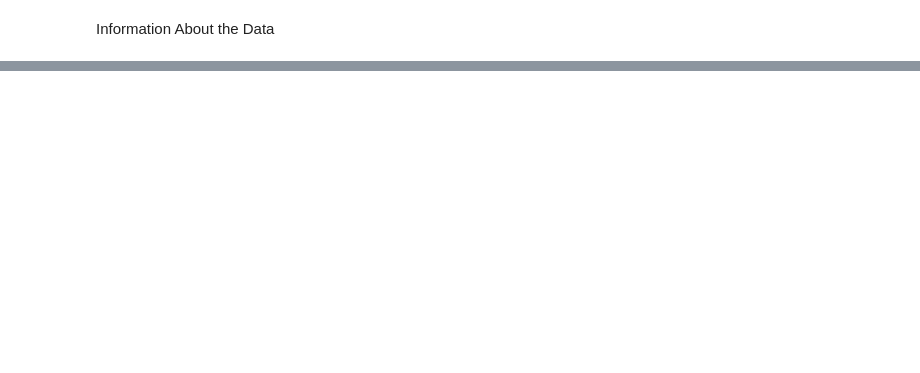
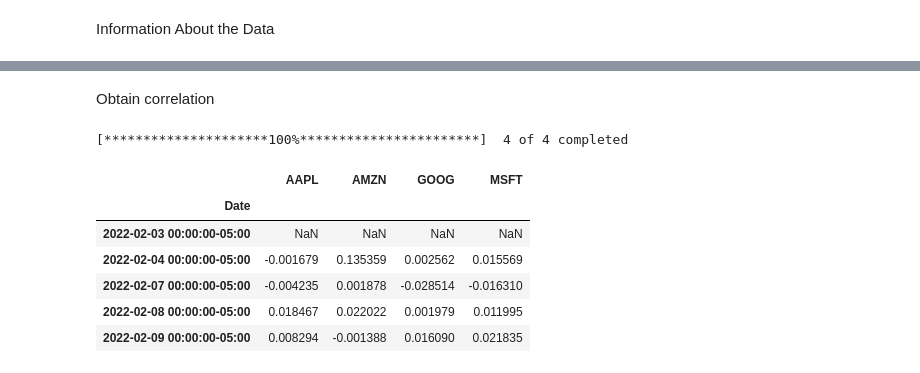
Before and after one commit to josefigarola/ML_Practices, a Jupyter notebook: StockMarketAnalysis.ipynb, the cells around one changed output, grey strips where cells are left out. Saved outputs shown, nothing was run; the diff lists cells and outputs as text; code cells hidden in the pictures; blank space fills up the shorter version.

Commit message:
Obtain correlation

```diff
--- a/StockMarketAnalysis.ipynb
+++ b/StockMarketAnalysis.ipynb
@@ -97,0 +206,18 @@ memory usage: 15.8+ KB
+# %% [markdown]
+Obtain correlation
+# %%
+# Grab all the closing prices for the tech stock list into one DataFrame
+closing_df = pdr.get_data_yahoo(tech_list, start=start, end=end)['Adj Close']
+
+# Make a new tech returns DataFrame
+tech_rets = closing_df.pct_change()
+tech_rets.head()
+# %% [output]
+[*********************100%***********************]  4 of 4 completed
+|  | AAPL | AMZN | GOOG | MSFT |
+| Date |  |  |  |  |
+| 2022-02-03 00:00:00-05:00 | NaN | NaN | NaN | NaN |
+| 2022-02-04 00:00:00-05:00 | -0.001679 | 0.135359 | 0.002562 | 0.015569 |
+| 2022-02-07 00:00:00-05:00 | -0.004235 | 0.001878 | -0.028514 | -0.016310 |
+| 2022-02-08 00:00:00-05:00 | 0.018467 | 0.022022 | 0.001979 | 0.011995 |
+| 2022-02-09 00:00:00-05:00 | 0.008294 | -0.001388 | 0.016090 | 0.021835 |
```
Also changed, not shown: parts of 12 cells of this notebook.
